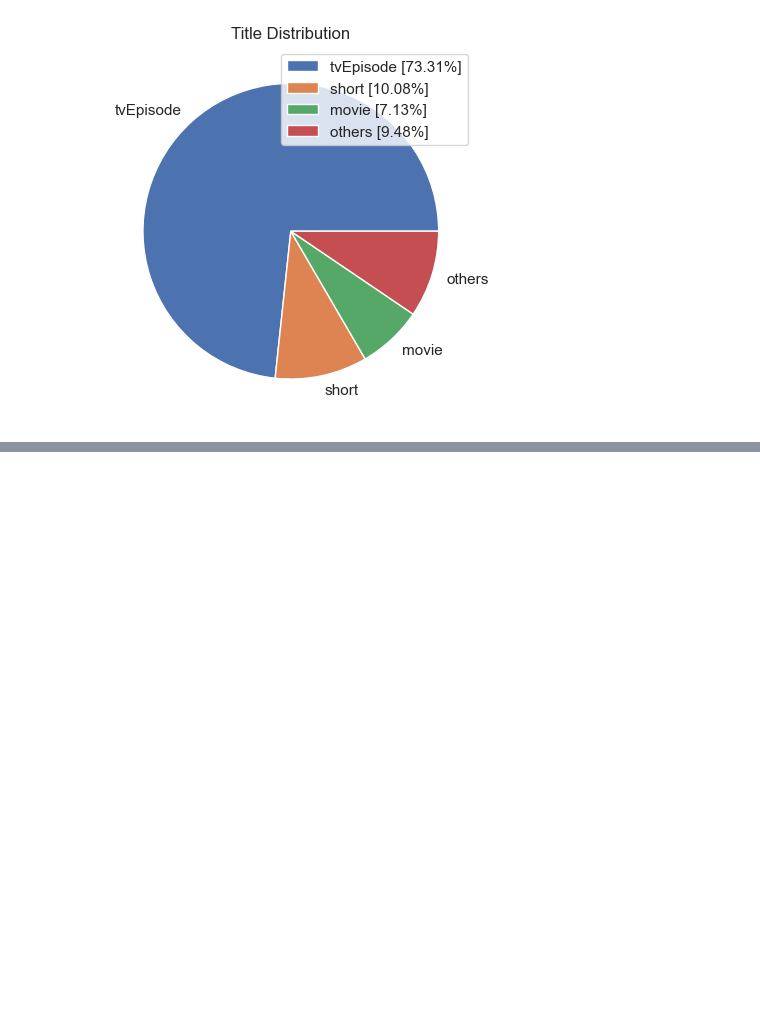
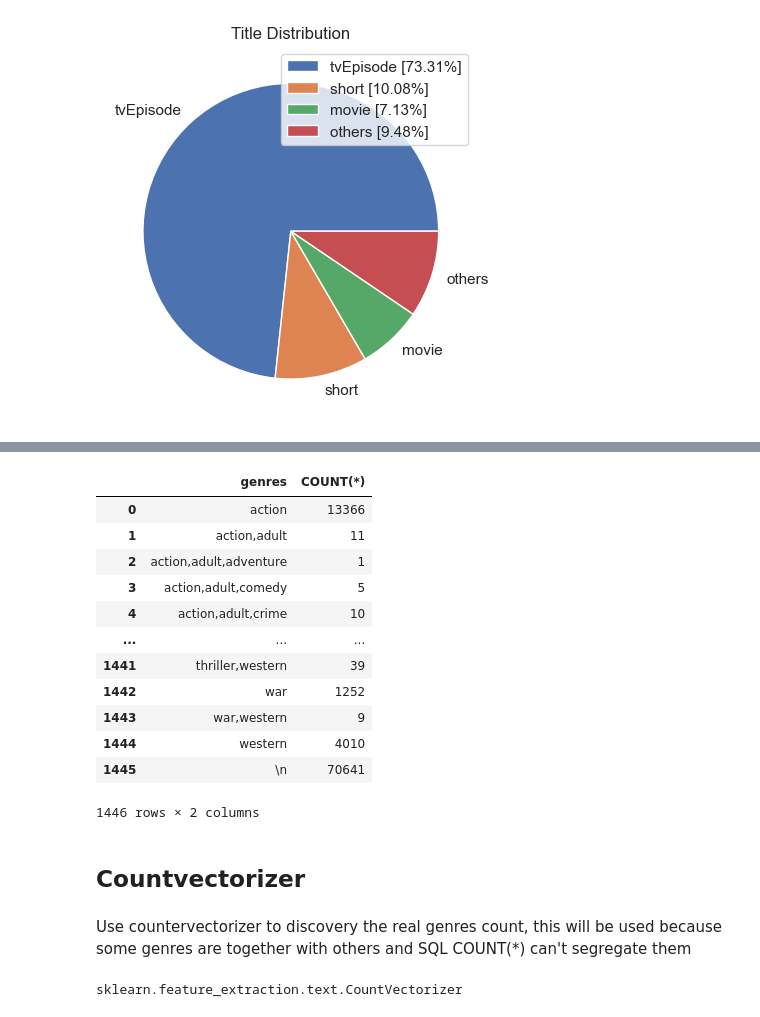
Before and after one commit to Ckk3/python-fundamentos-para-analise-de-dados-3.0, a Jupyter notebook: DataBases/miniProject1/project.ipynb, the cells around one changed output, grey strips where cells are left out. Cells and saved outputs as stored; diff of their text form; code cells hidden in the pictures; blank space fills up the shorter version.

```diff
--- a/DataBases/miniProject1/project.ipynb
+++ b/DataBases/miniProject1/project.ipynb
@@ -212,0 +239,26 @@ plt.show()
+# %%
+#put in lower
+genreTitle['genres'] = genreTitle['genres'].str.lower()
+# %%
+#Drop NA
+genreTitle['genres'] = genreTitle['genres'].dropna()
+# %%
+genreTitle
+# %% [output]
+|  | genres | COUNT(*) |
+| 0 | action | 13366 |
+| 1 | action,adult | 11 |
+| 2 | action,adult,adventure | 1 |
+| 3 | action,adult,comedy | 5 |
+| 4 | action,adult,crime | 10 |
+| ... | ... | ... |
+| 1441 | thriller,western | 39 |
+| 1442 | war | 1252 |
+| 1443 | war,western | 9 |
+| 1444 | western | 4010 |
+| 1445 | \n | 70641 |
+1446 rows × 2 columns
+# %% [markdown]
+## Countvectorizer
+# %% [markdown]
+Use countervectorizer to discovery the real genres count, this will be used because some genres are together with others and SQL COUNT(*) can't segregate them
@@ -212,0 +269,4 @@ plt.show()
+# %%
+type(vector)
+# %% [output]
+sklearn.feature_extraction.text.CountVectorizer
```
Also changed, not shown: parts of 16 cells of this notebook.
